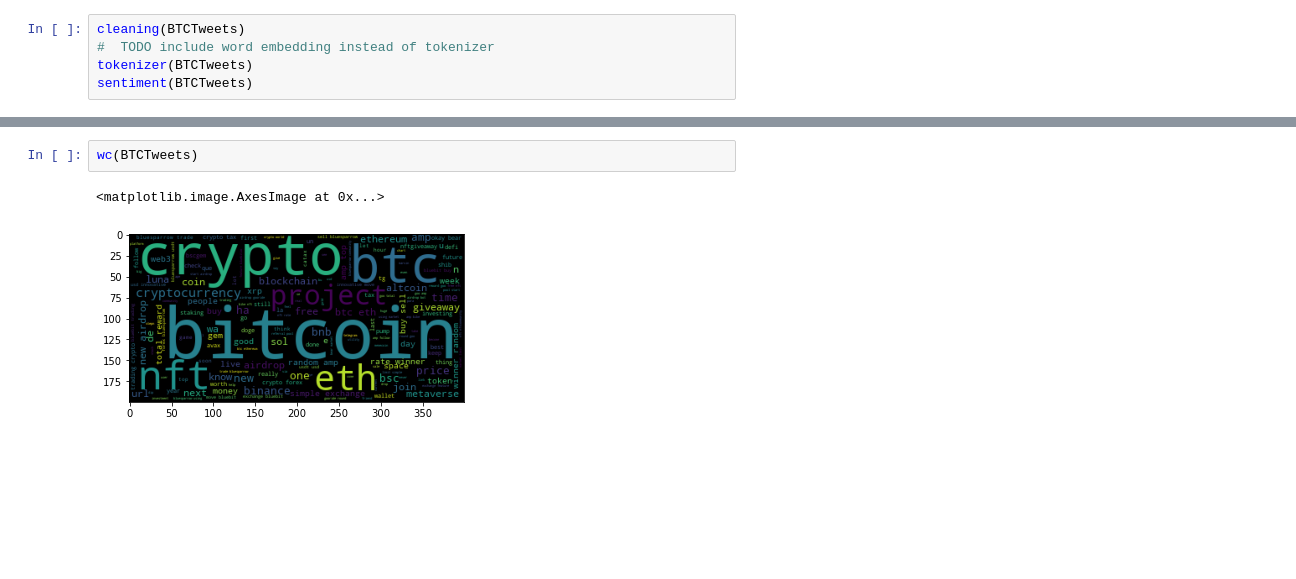
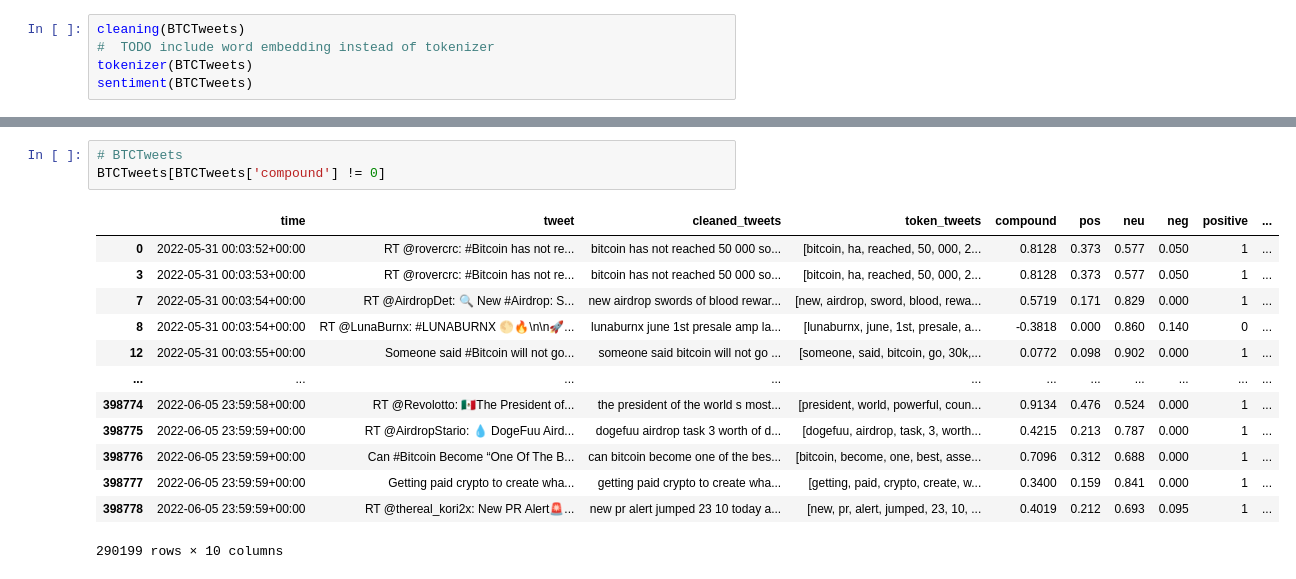
Before and after one commit to mahaguru24/project2-group5, a Jupyter notebook: main.ipynb, the cells around one changed output, grey strips where cells are left out. Cells and saved outputs as stored; diff of their text form; blank space fills up the shorter version.

```diff
--- a/main.ipynb
+++ b/main.ipynb
@@ -198,7 +130,19 @@ BTCTweets.head(20)
-# %%
-wc(BTCTweets)
-# %% [output]
-<matplotlib.image.AxesImage at 0x...>
-[figure, removed]
+# %%
+# BTCTweets
+BTCTweets[BTCTweets['compound'] != 0]
+# %% [output]
+|  | time | tweet | cleaned_tweets | token_tweets | compound | pos | neu | neg | positive | ... |
+| 0 | 2022-05-31 00:03:52+00:00 | RT @rovercrc: #Bitcoin has not re... | bitcoin has not reached 50 000 so... | [bitcoin, ha, reached, 50, 000, 2... | 0.8128 | 0.373 | 0.577 | 0.050 | 1 | ... |
+| 3 | 2022-05-31 00:03:53+00:00 | RT @rovercrc: #Bitcoin has not re... | bitcoin has not reached 50 000 so... | [bitcoin, ha, reached, 50, 000, 2... | 0.8128 | 0.373 | 0.577 | 0.050 | 1 | ... |
+| 7 | 2022-05-31 00:03:54+00:00 | RT @AirdropDet: 🔍 New #Airdrop: S... | new airdrop swords of blood rewar... | [new, airdrop, sword, blood, rewa... | 0.5719 | 0.171 | 0.829 | 0.000 | 1 | ... |
+| 8 | 2022-05-31 00:03:54+00:00 | RT @LunaBurnx: #LUNABURNX 🌕🔥\n\n🚀... | lunaburnx june 1st presale amp la... | [lunaburnx, june, 1st, presale, a... | -0.3818 | 0.000 | 0.860 | 0.140 | 0 | ... |
+| 12 | 2022-05-31 00:03:55+00:00 | Someone said #Bitcoin will not go... | someone said bitcoin will not go ... | [someone, said, bitcoin, go, 30k,... | 0.0772 | 0.098 | 0.902 | 0.000 | 1 | ... |
+| ... | ... | ... | ... | ... | ... | ... | ... | ... | ... | ... |
+| 398774 | 2022-06-05 23:59:58+00:00 | RT @Revolotto: 🇲🇽The President of... | the president of the world s most... | [president, world, powerful, coun... | 0.9134 | 0.476 | 0.524 | 0.000 | 1 | ... |
+| 398775 | 2022-06-05 23:59:59+00:00 | RT @AirdropStario: 💧 DogeFuu Aird... | dogefuu airdrop task 3 worth of d... | [dogefuu, airdrop, task, 3, worth... | 0.4215 | 0.213 | 0.787 | 0.000 | 1 | ... |
+| 398776 | 2022-06-05 23:59:59+00:00 | Can #Bitcoin Become “One Of The B... | can bitcoin become one of the bes... | [bitcoin, become, one, best, asse... | 0.7096 | 0.312 | 0.688 | 0.000 | 1 | ... |
+| 398777 | 2022-06-05 23:59:59+00:00 | Getting paid crypto to create wha... | getting paid crypto to create wha... | [getting, paid, crypto, create, w... | 0.3400 | 0.159 | 0.841 | 0.000 | 1 | ... |
+| 398778 | 2022-06-05 23:59:59+00:00 | RT @thereal_kori2x: New PR Alert🚨... | new pr alert jumped 23 10 today a... | [new, pr, alert, jumped, 23, 10, ... | 0.4019 | 0.212 | 0.693 | 0.095 | 1 | ... |
+290199 rows × 10 columns
 # %%
 # remov na compounds
```
Also changed, not shown: parts of 15 cells of this notebook, 1 other file.
